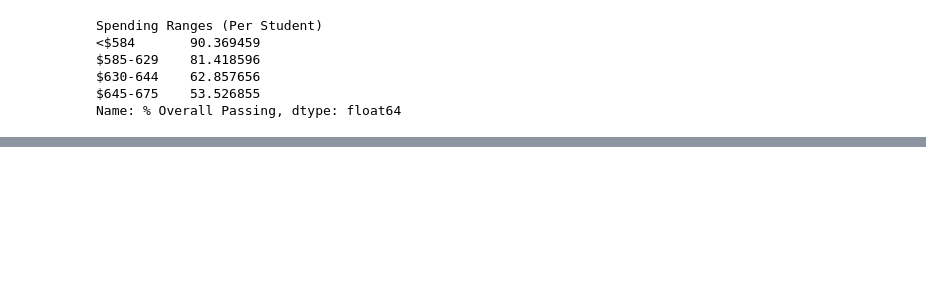
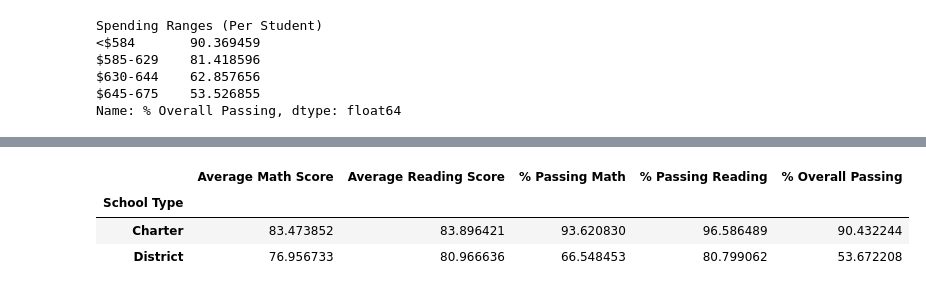
Before and after one commit to Andrewjruble/School_District_Analysis, a Jupyter notebook: PyCitySchools.ipynb, the cells around one changed output, grey strips where cells are left out. Drawn from its saved outputs; the diff is of its cells as text; code cells hidden in the pictures; blank space fills up the shorter version.

Commit message:
Scores by school type

```diff
--- a/PyCitySchools.ipynb
+++ b/PyCitySchools.ipynb
@@ -1482,3 +1482,41 @@ size_summary_df
 | Small (<1000) | 83.8 | 83.9 | 94 | 96 | 90 |
 | Medium (1000-2000) | 83.4 | 83.9 | 94 | 97 | 91 |
 | Large (2000-5000) | 77.7 | 81.3 | 70 | 83 | 58 |
+# %%
+# 4.13.1 Group By School Type
+# Create series for:
+    # Average Math Score
+    # Average Reading Score
+    # Average % Passing Math
+    # Average % Passing Reading
+    # Average % Overall Passing
+# Since the School Type column is in the per_school_summary_df DataFrame, we won't need to create this column as we did for the school spending and school size DataFrames.
+# All we need to do is use the groupby() function to group the data on the School Type.
+
+# Calculate averages for the desired columns.
+type_math_scores = per_school_summary_df.groupby(["School Type"]).mean()["Average Math Score"]
+
+type_reading_scores = per_school_summary_df.groupby(["School Type"]).mean()["Average Reading Score"]
+
+type_passing_math = per_school_summary_df.groupby(["School Type"]).mean()["% Passing Math"]
+
+type_passing_reading = per_school_summary_df.groupby(["School Type"]).mean()["% Passing Reading"]
+
+type_overall_passing = per_school_summary_df.groupby(["School Type"]).mean()["% Overall Passing"]
+# %%
+# 4.13.2 Create a DataFrame for the Scores by School Type
+# create a new DataFrame called type_summary_df that includes average math and reading scores, the average percentage of students who passed math and reading, and the average overall percentage.
+# Assemble into DataFrame.
+type_summary_df = pd.DataFrame({
+          "Average Math Score" : type_math_scores,
+          "Average Reading Score": type_reading_scores,
+          "% Passing Math": type_passing_math,
+          "% Passing Reading": type_passing_reading,
+          "% Overall Passing": type_overall_passing})
+
+type_summary_df
+# %% [output]
+|  | Average Math Score | Average Reading Score | % Passing Math | % Passing Reading | % Overall Passing |
+| School Type |  |  |  |  |  |
+| Charter | 83.473852 | 83.896421 | 93.620830 | 96.586489 | 90.432244 |
+| District | 76.956733 | 80.966636 | 66.548453 | 80.799062 | 53.672208 |
```
Also changed, not shown: parts of 1 cell of this notebook.
